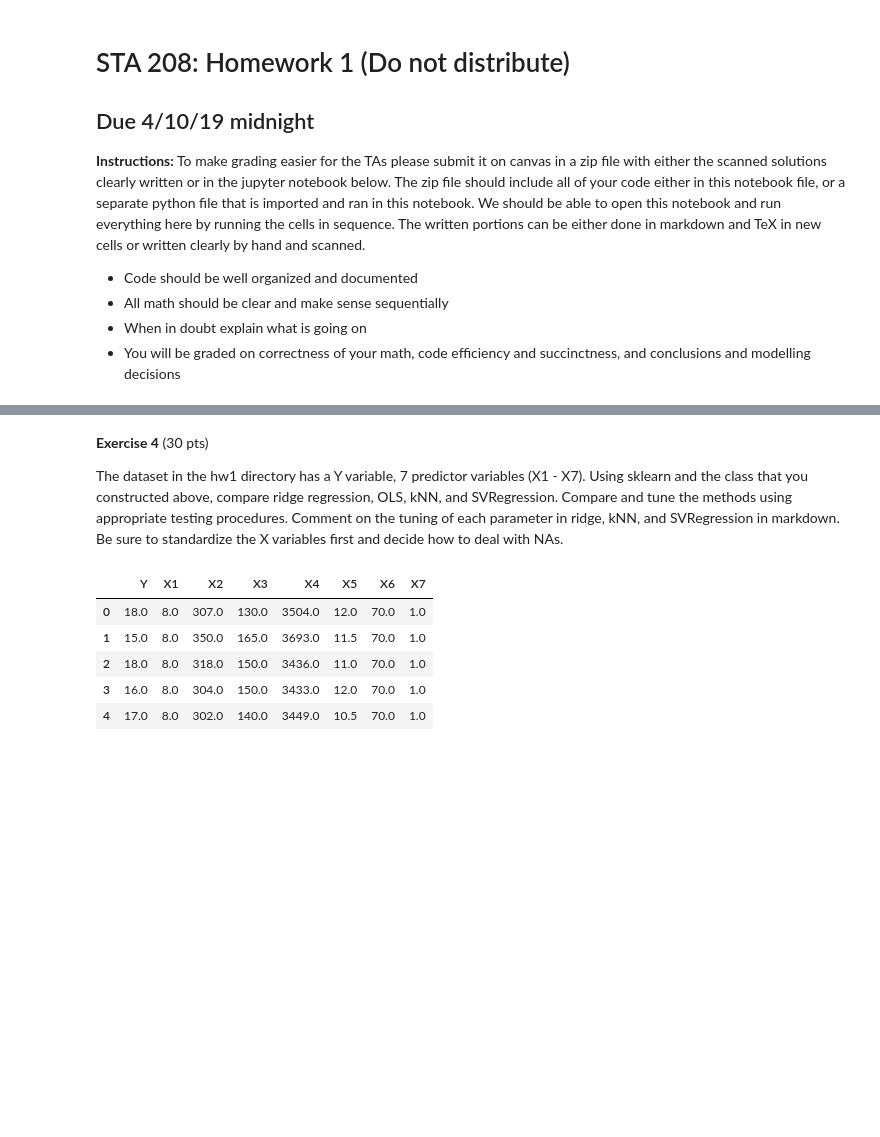
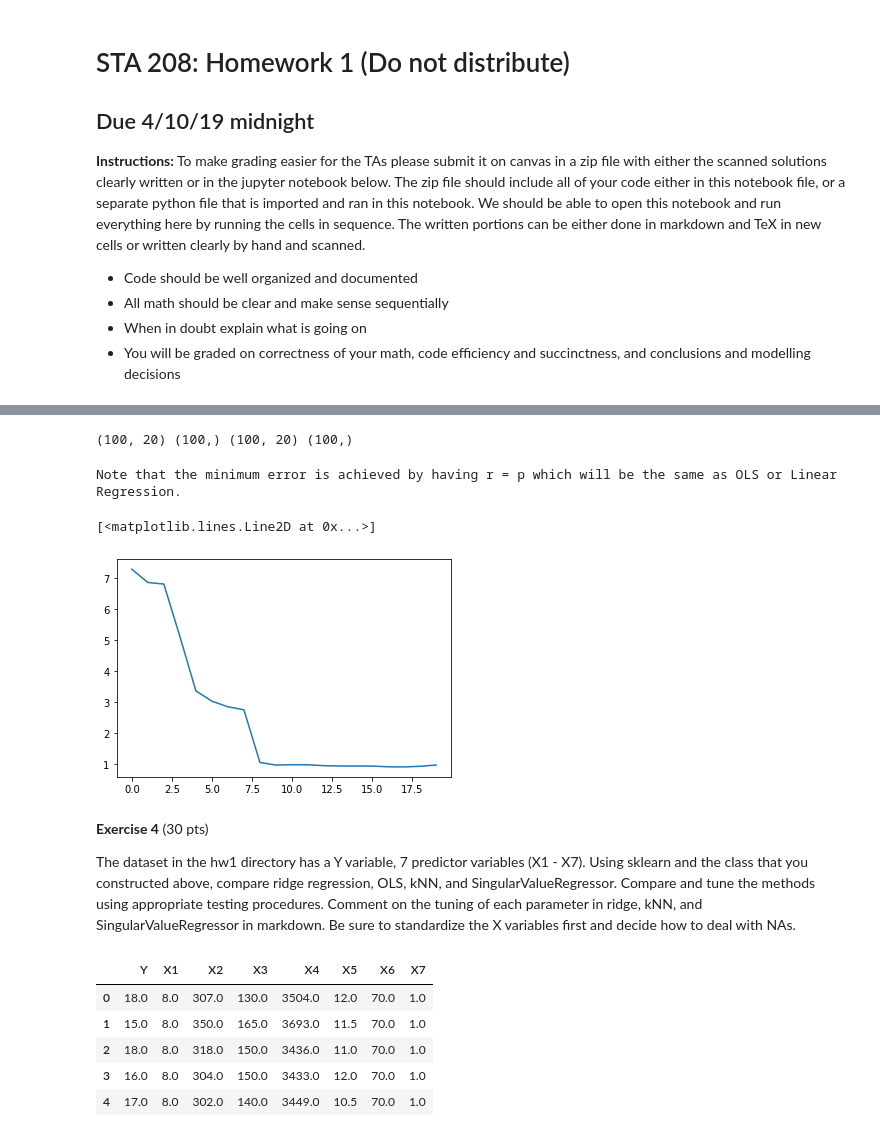
Before and after one commit to kvali7/Stat-ML-Playground, a Jupyter notebook: hw1/hw1.ipynb, the cells around one changed output, grey strips where cells are left out. Cells and saved outputs as stored; diff of their text form; code cells hidden in the pictures; blank space fills up the shorter version.

```diff
--- a/hw1/hw1.ipynb
+++ b/hw1/hw1.ipynb
@@ -70,24 +75,44 @@ class SingularValueRegressor:
         """
         : Store the rank
         """
-        self.r = r
+        self.r_ = r
 
     def fit(self,X,y):
         """
         : Computes and stores the SVD (use scipy.linalg.svd)
         : Computes beta for rank r singular value regression
         """
-
+        # Singular Value Decomposition of X
+        n, p = X.shape
+        U,d,Vt = svd(X)
+        self.U = U
+        self.d = d
+        self.V = Vt.T
+        # without any rank reduction
+        self.betaA = self.V @ np.diag(1/self.d)
+        self.betaB = (self.U.T @ y)[:p]
+        self.coefFull_ = self.betaA @ self.betaB
+        #note that np.diag(1/d) = np.linalg.inv(np.diag(d))
+        # now we can apply the rank reduction on both parts of beta
+        betaA_red = self.betaA[:,:self.r_]
+        betaB_red = self.betaB[:self.r_]
+        self.coef_ = betaA_red @ betaB_red
+        return self
     def predict(self,X_test):
         """
         : Outputs the predicted y given the predictors X_test
         """
-
+        return X_test @ self.coef_
     def change_rank(self,r):
         """
         : Assumes that the SVD has been computed and uses it to change the rank; after
         : running the new regressor object should be as if we fit with the new rank r
         """
+        self.r_ = r
+        betaA_red = self.betaA[:,:self.r_]
+        betaB_red = self.betaB[:self.r_]
+        self.coef_ = betaA_red @ betaB_red
+        return self
 # %%
 def gen_LR_data(r = 10, p = 20, n = 100):
     """
@@ -108,7 +131,32 @@ X,y,X_test,y_test = gen_LR_data()
+# %%
+X,y,X_test,y_test = gen_LR_data()
+print (X.shape, y.shape, X_test.shape, y_test.shape)
+n, p = X.shape
+
+# fit the inital Singluar Value Regressor
+SVR = SingularValueRegressor(r=5)
+SVR.fit(X,y)
+
+# all the other models can be achieved by just changing the rank
+y_predList = [SVR.change_rank(r=r).predict(X_test) for r in range(1,p+1)]
+
+# calculating the mse for predicted y of each model
+mse = [metrics.mean_squared_error(y_test,y_pred_) for y_pred_ in y_predList]
+# %% [output]
+(100, 20) (100,) (100, 20) (100,)
+# %%
+# now we plot the MSE vs the rank
+print ("Note that the minimum error is achieved by having r = p which will be the same as OLS or Linear Regression.")
+
+plt.plot(mse)
+# %% [output]
+Note that the minimum error is achieved by having r = p which will be the same as OLS or Linear Regression.
+[<matplotlib.lines.Line2D at 0x...>]
+[figure, added]
 # %% [markdown]
 __Exercise 4__ (30 pts)
 
-The dataset in the hw1 directory has a Y variable, 7 predictor variables (X1 - X7).  Using sklearn and the class that you constructed above, compare ridge regression, OLS, kNN, and SVRegression.  Compare and tune the methods using appropriate testing procedures.  Comment on the tuning of each parameter in ridge, kNN, and SVRegression in markdown.  Be sure to standardize the X variables first and decide how to deal with NAs.
+The dataset in the hw1 directory has a Y variable, 7 predictor variables (X1 - X7).  Using sklearn and the class that you constructed above, compare ridge regression, OLS, kNN, and SingularValueRegressor.  Compare and tune the methods using appropriate testing procedures.  Comment on the tuning of each parameter in ridge, kNN, and SingularValueRegressor in markdown.  Be sure to standardize the X variables first and decide how to deal with NAs.
 # %%
 import pandas as pd
 # %%
```
Also changed, not shown: parts of 6 cells of this notebook, 2 other files.
